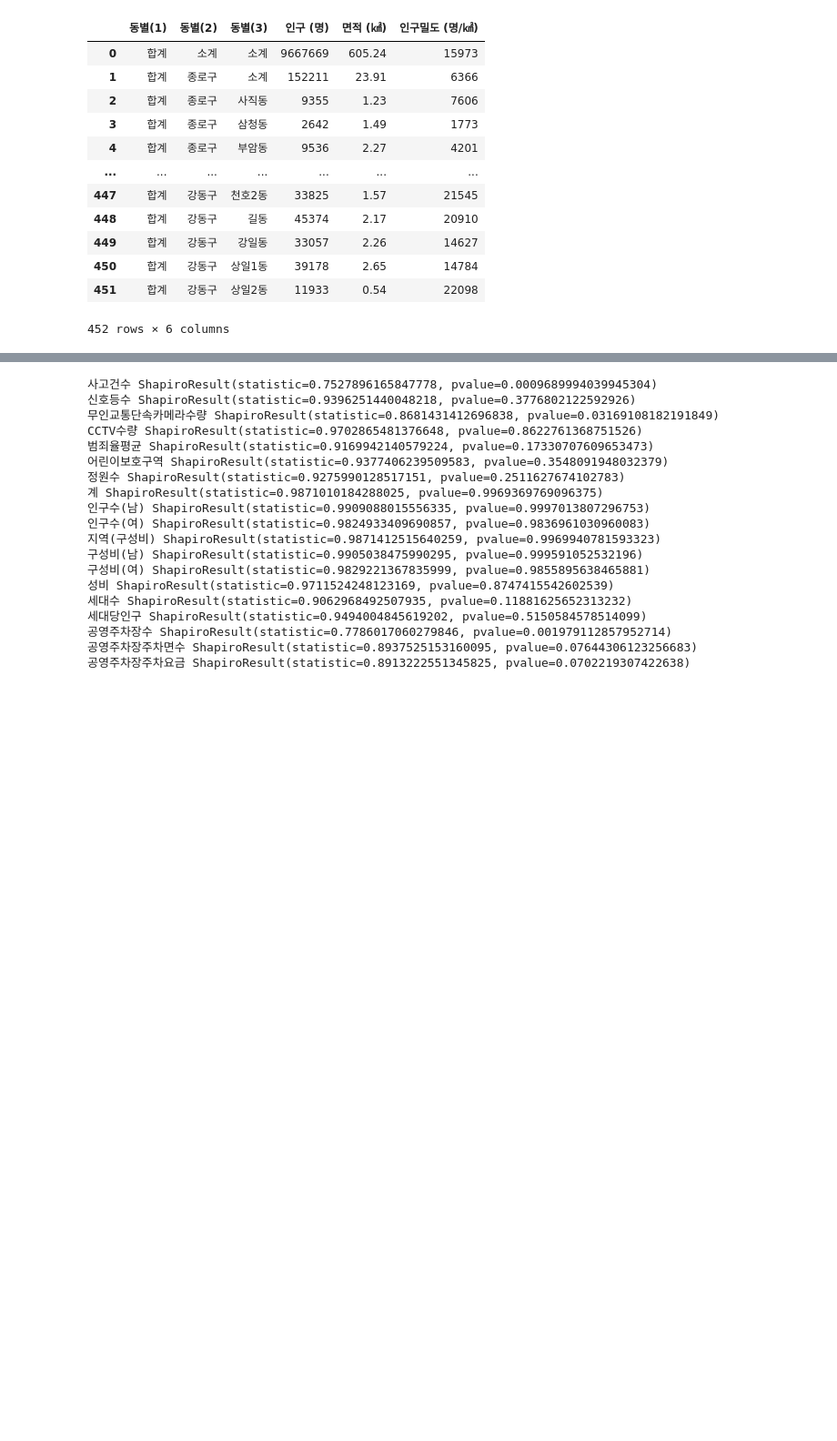
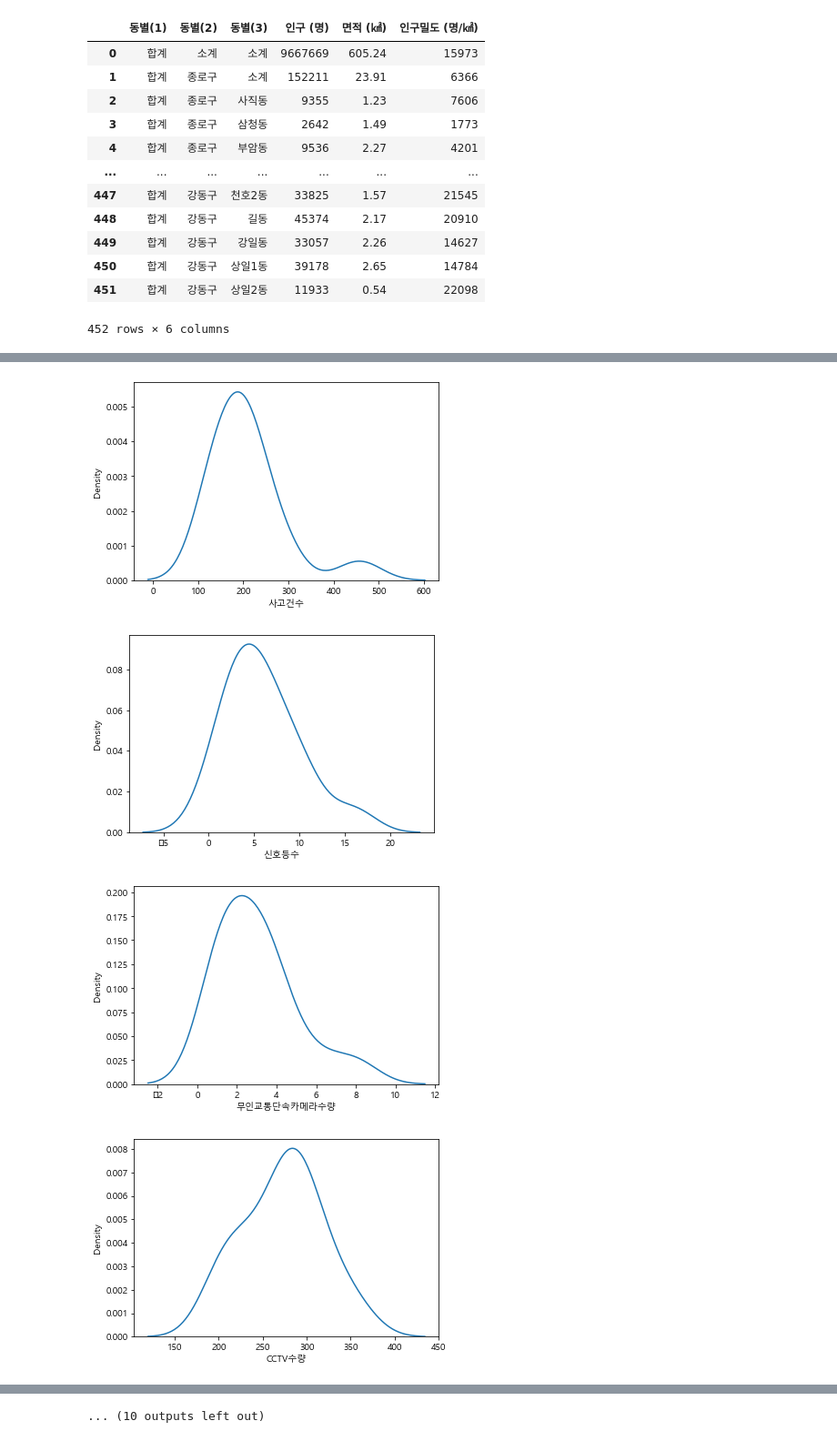
Before and after one commit to actorjung/Gwangjin_Big_Data_Project, a Jupyter notebook: code/suhwan/data.ipynb, the cells around one changed output, grey strips where cells are left out. Shown at 91% size. Cells and saved outputs as stored; diff of their text form; code cells hidden in the pictures; blank space fills up the shorter version.

```diff
--- a/code/suhwan/data.ipynb
+++ b/code/suhwan/data.ipynb
@@ -448,7 +586,11 @@ ground
+# %%
+plt.rc('font', family='Malgun Gothic')
 # %%
-from scipy import stats
-
 for i in df.columns[1:]:
-    p=stats.shapiro(df[i])
-    print(i,p)
+    a=sns.kdeplot(df[i])
+    plt.show()
 # %% [output]
+[figure, added]
+[figure, added]
+[figure, added]
+[figure, added]
@@ -455,19 +605 @@ for i in df.columns[1:]:
-사고건수 ShapiroResult(statistic=0.7527896165847778, pvalue=0.0009689994039945304)
-신호등수 ShapiroResult(statistic=0.9396251440048218, pvalue=0.3776802122592926)
-무인교통단속카메라수량 ShapiroResult(statistic=0.8681431412696838, pvalue=0.03169108182191849)
-CCTV수량 ShapiroResult(statistic=0.9702865481376648, pvalue=0.8622761368751526)
-범죄율평균 ShapiroResult(statistic=0.9169942140579224, pvalue=0.17330707609653473)
-어린이보호구역 ShapiroResult(statistic=0.9377406239509583, pvalue=0.3548091948032379)
-정원수 ShapiroResult(statistic=0.9275990128517151, pvalue=0.2511627674102783)
-계 ShapiroResult(statistic=0.9871010184288025, pvalue=0.9969369769096375)
-인구수(남) ShapiroResult(statistic=0.9909088015556335, pvalue=0.9997013807296753)
-인구수(여) ShapiroResult(statistic=0.9824933409690857, pvalue=0.9836961030960083)
-지역(구성비) ShapiroResult(statistic=0.9871412515640259, pvalue=0.9969940781593323)
-구성비(남) ShapiroResult(statistic=0.9905038475990295, pvalue=0.999591052532196)
-구성비(여) ShapiroResult(statistic=0.9829221367835999, pvalue=0.9855895638465881)
-성비 ShapiroResult(statistic=0.9711524248123169, pvalue=0.8747415542602539)
-세대수 ShapiroResult(statistic=0.9062968492507935, pvalue=0.11881625652313232)
-세대당인구 ShapiroResult(statistic=0.9494004845619202, pvalue=0.5150584578514099)
-공영주차장수 ShapiroResult(statistic=0.7786017060279846, pvalue=0.001979112857952714)
-공영주차장주차면수 ShapiroResult(statistic=0.8937525153160095, pvalue=0.07644306123256683)
-공영주차장주차요금 ShapiroResult(statistic=0.8913222551345825, pvalue=0.0702219307422638)
+... (10 outputs left out)
```
Also changed, not shown: parts of 10 cells of this notebook.
